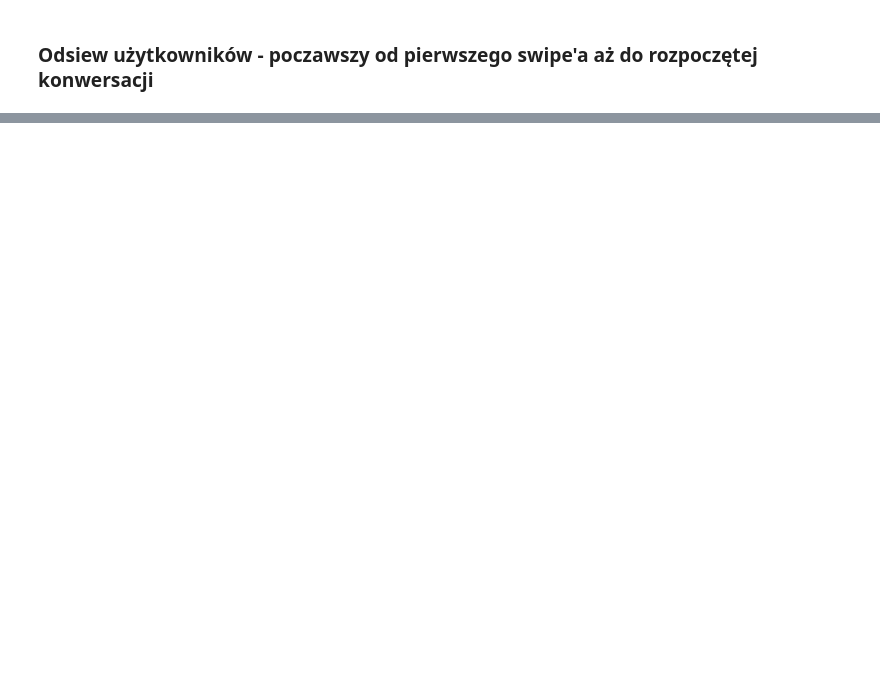
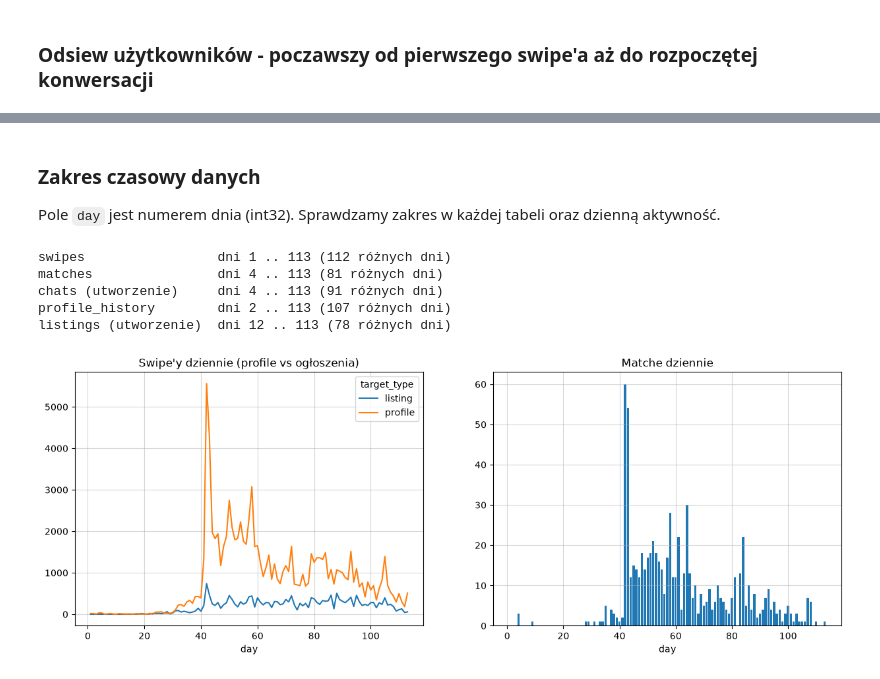
Before and after one commit to banacchini/digital-media-analysis, a Jupyter notebook: notebooks/EDA.ipynb, the cells around one changed output, grey strips where cells are left out. Drawn from its saved outputs; the diff is of its cells as text; code cells hidden in the pictures; blank space fills up the shorter version.

```diff
--- a/notebooks/EDA.ipynb
+++ b/notebooks/EDA.ipynb
@@ -493,0 +619,43 @@ print(funnel_df.to_string(index=False))
+# %% [markdown]
+### Zakres czasowy danych
+Pole `day` jest numerem dnia (int32). Sprawdzamy zakres w każdej tabeli oraz dzienną aktywność.
+# %%
+day_cols = [
+    ("swipes", swipes_df, "day"),
+    ("matches", matches_df, "day"),
+    ("chats (utworzenie)", chats_df, "chat_created_day"),
+    ("profile_history", profile_history_df, "day"),
+    ("listings (utworzenie)", listings_df, "created_day"),
+]
+for name, frame, col in day_cols:
+    print(
+        f"{name:22s} dni {frame[col].min()} .. {frame[col].max()} "
+        f"({frame[col].nunique()} różnych dni)"
+    )
+
+all_days = range(int(swipes_df["day"].min()), int(swipes_df["day"].max()) + 1)
+daily_swipes = (
+    swipes_df.groupby(["day", "target_type"])
+    .size()
+    .unstack(fill_value=0)
+    .reindex(all_days, fill_value=0)
+)
+daily_matches = matches_df.groupby("day").size().reindex(all_days, fill_value=0)
+
+fig, axes = plt.subplots(1, 2, figsize=(15, 5))
+daily_swipes.plot(ax=axes[0])
+axes[0].set_title("Swipe'y dziennie (profile vs ogłoszenia)")
+axes[0].set_xlabel("day")
+axes[0].grid(alpha=0.5)
+axes[1].bar(daily_matches.index, daily_matches.values)
+axes[1].set_title("Matche dziennie")
+axes[1].set_xlabel("day")
+axes[1].grid(alpha=0.5)
+plt.show()
+# %% [output]
+swipes                 dni 1 .. 113 (112 różnych dni)
+matches                dni 4 .. 113 (81 różnych dni)
+chats (utworzenie)     dni 4 .. 113 (91 różnych dni)
+profile_history        dni 2 .. 113 (107 różnych dni)
+listings (utworzenie)  dni 12 .. 113 (78 różnych dni)
+[figure, added]
```
Also changed, not shown: parts of 35 cells of this notebook, 5 other files.
